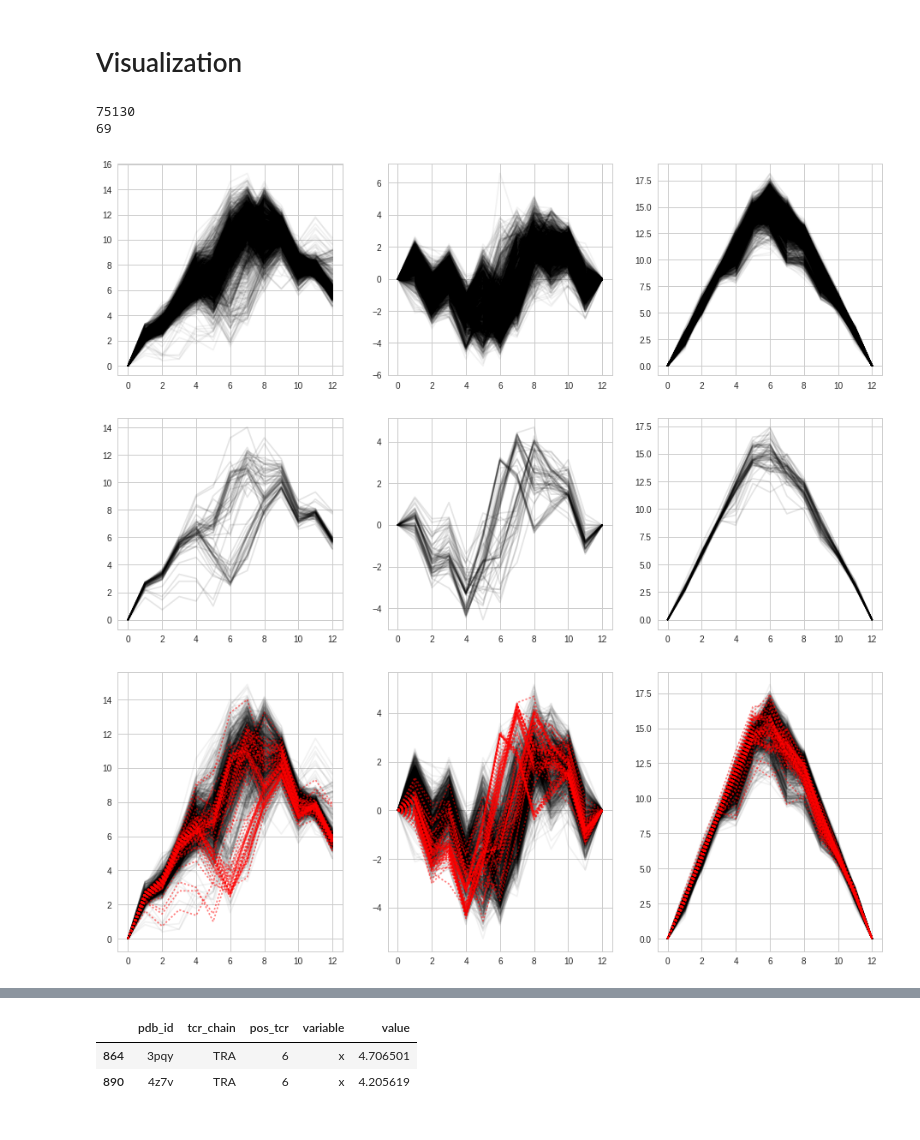
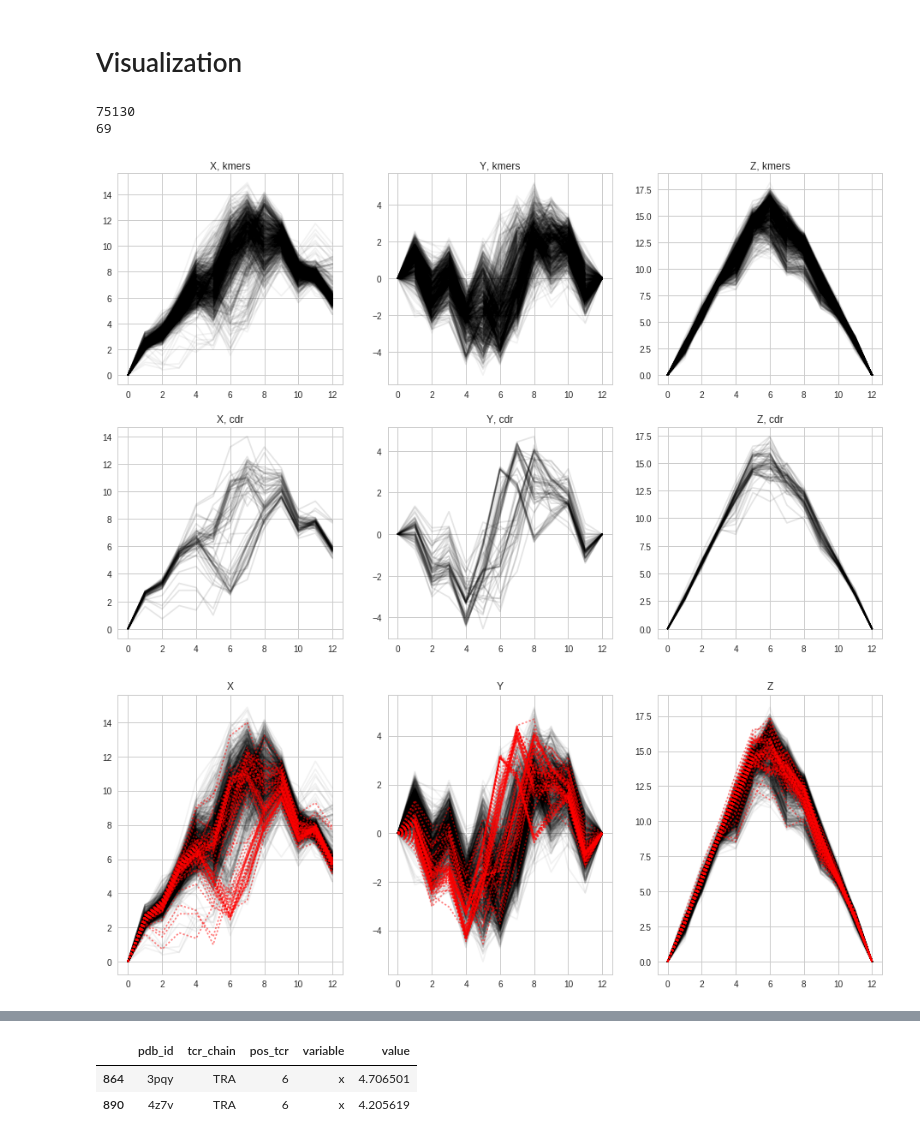
Before and after one commit to antigenomics/tcr-pmhc-study, a Jupyter notebook: loop_model/eda.ipynb, the cells around one changed output, grey strips where cells are left out. Cells and saved outputs as stored; diff of their text form; code cells hidden in the pictures.

```diff
--- a/loop_model/eda.ipynb
+++ b/loop_model/eda.ipynb
@@ -76,7 +82,12 @@ print(df_cdr_x.shape)
 # Visualization
 # %%
 fig, ax = plt.subplots(2,3,figsize=(16,10))
-
+ax[0,0].set_title("X, kmers")
+ax[0,1].set_title("Y, kmers")
+ax[0,2].set_title("Z, kmers")
+ax[1,0].set_title("X, cdr")
+ax[1,1].set_title("Y, cdr")
+ax[1,2].set_title("Z, cdr")
 
 df_tmp = df_put_x.groupby(["pdb_id_kmer", "chain_id_kmer", "start_kmer"])
 print(len(df_tmp.groups.keys()))
@@ -112,41 +123,43 @@ for i, gr in enumerate(df_tmp.groups.keys()):
 # %% [output]
 75130
 69
-[figure, old version]
+[figure, new version]
 # %%
 fig, ax = plt.subplots(1,3,figsize=(16,6))
-
+ax[0].set_title("X")
+ax[1].set_title("Y")
+ax[2].set_title("Z")
 
 df_tmp = df_put_x.groupby(["pdb_id_kmer", "chain_id_kmer", "start_kmer"])
 for i, gr in enumerate(df_tmp.groups.keys()):
     ax[0].plot(range(13), df_tmp.get_group(gr)["value"], c="black", alpha=.05)
     if i > 1000:
         break
 
 df_tmp = df_put_y.groupby(["pdb_id_kmer", "chain_id_kmer", "start_kmer"])
 for i, gr in enumerate(df_tmp.groups.keys()):
     ax[1].plot(range(13), df_tmp.get_group(gr)["value"], c="black", alpha=.05)
     if i > 1000:
         break
 
 df_tmp = df_put_z.groupby(["pdb_id_kmer", "chain_id_kmer", "start_kmer"])
 for i, gr in enumerate(df_tmp.groups.keys()):
     ax[2].plot(range(13), df_tmp.get_group(gr)["value"], c="black", alpha=.05)
     if i > 1000:
         break
 
 df_tmp = df_cdr_x.groupby(["pdb_id", "tcr_chain"])
 for i, gr in enumerate(df_tmp.groups.keys()):
     ax[0].plot(range(13), df_tmp.get_group(gr)["value"], linestyle="dotted", c="red", alpha=.5)
 
 df_tmp = df_cdr_y.groupby(["pdb_id", "tcr_chain"])
 for i, gr in enumerate(df_tmp.groups.keys()):
     ax[1].plot(range(13), df_tmp.get_group(gr)["value"], linestyle="dotted", c="red", alpha=.5)
 
 df_tmp = df_cdr_z.groupby(["pdb_id", "tcr_chain"])
 for i, gr in enumerate(df_tmp.groups.keys()):
     ax[2].plot(range(13), df_tmp.get_group(gr)["value"], linestyle="dotted", c="red", alpha=.5)
 # %% [output]
-[figure, old version]
+[figure, new version]
 # %%
 fig, ax = plt.subplots(1,3,figsize=(16,6))
```
Also changed, not shown: parts of 9 cells of this notebook.
